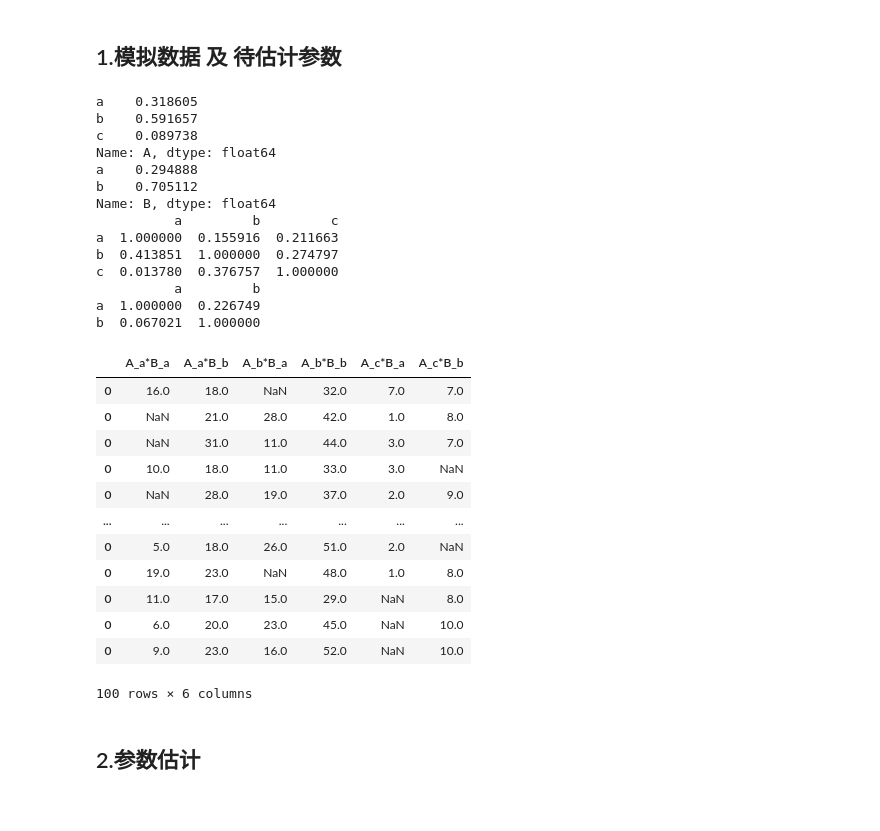
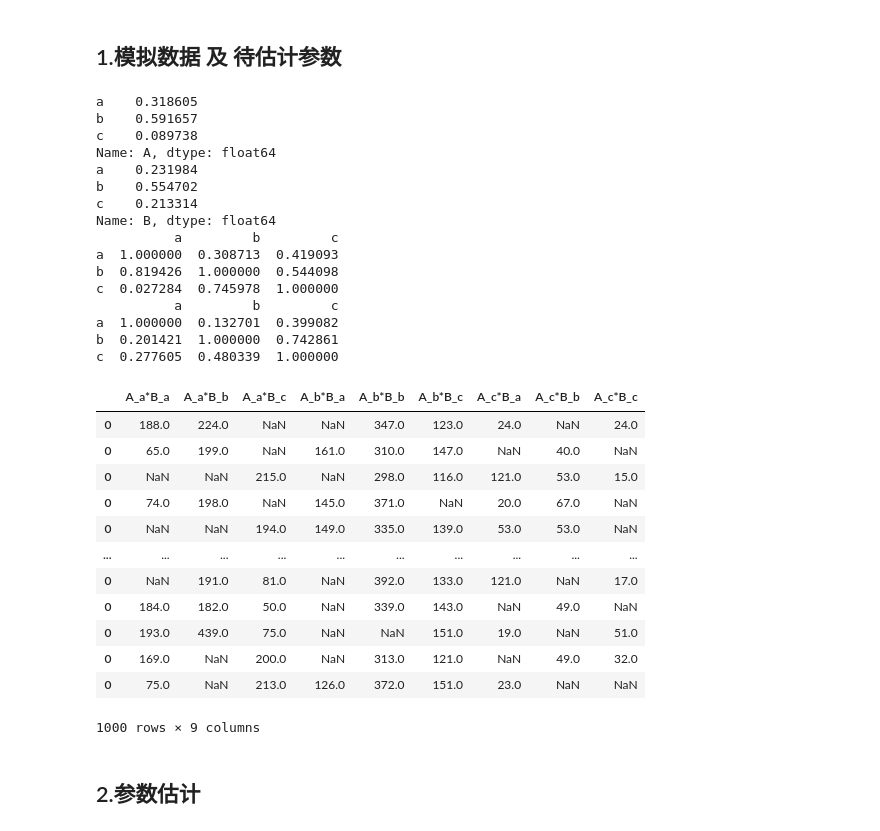
Before and after one commit to ShenhaoZhang/DemandMod, a Jupyter notebook: vaild.ipynb, the cells around one changed output. Saved outputs shown, nothing was run; the diff lists cells and outputs as text; code cells hidden in the pictures.

```diff
--- a/vaild.ipynb
+++ b/vaild.ipynb
@@ -8,42 +9,45 @@ from Demand import Demand
 # %% [markdown]
 ## 1.模拟数据 及 待估计参数
 # %%
-sale=Simsale(level_size=[3,2],seed=1)
-sale_df = sale.generate_sale(lam=100,size=100,un_ava_frac=0.2,un_ava_mix=True)
+sim_sale=SimSale(level_size=[3,3],seed=1)
+sale_df = sim_sale.generate_sale(lam=1000,size=1000,un_ava_frac=0.3,un_ava_mix=True)
 # sale_df
-print(sale.attr_f_list[0])
-print(sale.attr_f_list[1])
-print(sale.attr_pi_list[0])
-print(sale.attr_pi_list[1])
+print(sim_sale.attr_f_list[0])
+print(sim_sale.attr_f_list[1])
+print(sim_sale.attr_pi_list[0])
+print(sim_sale.attr_pi_list[1])
+mod = Demand(data=sale_df, goods_attr={'A': ['a', 'b','c'], 'B': ['a', 'b','c']})
 sale_df
 # %% [output]
 a    0.318605
 b    0.591657
 c    0.089738
 Name: A, dtype: float64
-a    0.294888
-b    0.705112
+a    0.231984
+b    0.554702
+c    0.213314
 Name: B, dtype: float64
           a         b         c
-a  1.000000  0.155916  0.211663
-b  0.413851  1.000000  0.274797
-c  0.013780  0.376757  1.000000
-          a         b
-a  1.000000  0.226749
-b  0.067021  1.000000
+a  1.000000  0.308713  0.419093
+b  0.819426  1.000000  0.544098
+c  0.027284  0.745978  1.000000
+          a         b         c
+a  1.000000  0.132701  0.399082
+b  0.201421  1.000000  0.742861
+c  0.277605  0.480339  1.000000
-|  | A_a*B_a | A_a*B_b | A_b*B_a | A_b*B_b | A_c*B_a | A_c*B_b |
-| 0 | 16.0 | 18.0 | NaN | 32.0 | 7.0 | 7.0 |
-| 0 | NaN | 21.0 | 28.0 | 42.0 | 1.0 | 8.0 |
-| 0 | NaN | 31.0 | 11.0 | 44.0 | 3.0 | 7.0 |
-| 0 | 10.0 | 18.0 | 11.0 | 33.0 | 3.0 | NaN |
-| 0 | NaN | 28.0 | 19.0 | 37.0 | 2.0 | 9.0 |
-| ... | ... | ... | ... | ... | ... | ... |
-| 0 | 5.0 | 18.0 | 26.0 | 51.0 | 2.0 | NaN |
-| 0 | 19.0 | 23.0 | NaN | 48.0 | 1.0 | 8.0 |
-| 0 | 11.0 | 17.0 | 15.0 | 29.0 | NaN | 8.0 |
-| 0 | 6.0 | 20.0 | 23.0 | 45.0 | NaN | 10.0 |
-| 0 | 9.0 | 23.0 | 16.0 | 52.0 | NaN | 10.0 |
+|  | A_a*B_a | A_a*B_b | A_a*B_c | A_b*B_a | A_b*B_b | A_b*B_c | A_c*B_a | A_c*B_b | A_c*B_c |
+| 0 | 188.0 | 224.0 | NaN | NaN | 347.0 | 123.0 | 24.0 | NaN | 24.0 |
+| 0 | 65.0 | 199.0 | NaN | 161.0 | 310.0 | 147.0 | NaN | 40.0 | NaN |
+| 0 | NaN | NaN | 215.0 | NaN | 298.0 | 116.0 | 121.0 | 53.0 | 15.0 |
+| 0 | 74.0 | 198.0 | NaN | 145.0 | 371.0 | NaN | 20.0 | 67.0 | NaN |
+| 0 | NaN | NaN | 194.0 | 149.0 | 335.0 | 139.0 | 53.0 | 53.0 | NaN |
+| ... | ... | ... | ... | ... | ... | ... | ... | ... | ... |
+| 0 | NaN | 191.0 | 81.0 | NaN | 392.0 | 133.0 | 121.0 | NaN | 17.0 |
+| 0 | 184.0 | 182.0 | 50.0 | NaN | 339.0 | 143.0 | NaN | 49.0 | NaN |
+| 0 | 193.0 | 439.0 | 75.0 | NaN | NaN | 151.0 | 19.0 | NaN | 51.0 |
+| 0 | 169.0 | NaN | 200.0 | NaN | 313.0 | 121.0 | NaN | 49.0 | 32.0 |
+| 0 | 75.0 | NaN | 213.0 | 126.0 | 372.0 | 151.0 | 23.0 | NaN | NaN |
-100 rows × 6 columns
+1000 rows × 9 columns
 # %% [markdown]
 ## 2.参数估计
 # %%
```
Also changed, not shown: parts of 12 cells of this notebook, 1 other file.
